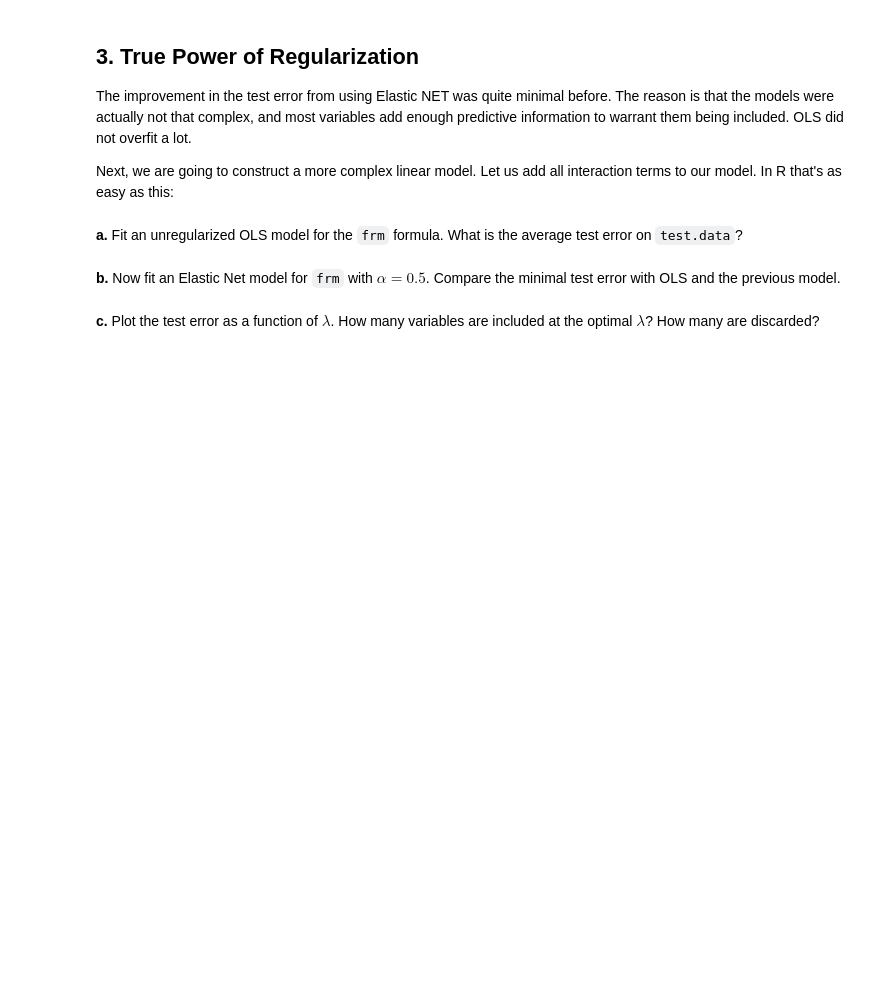
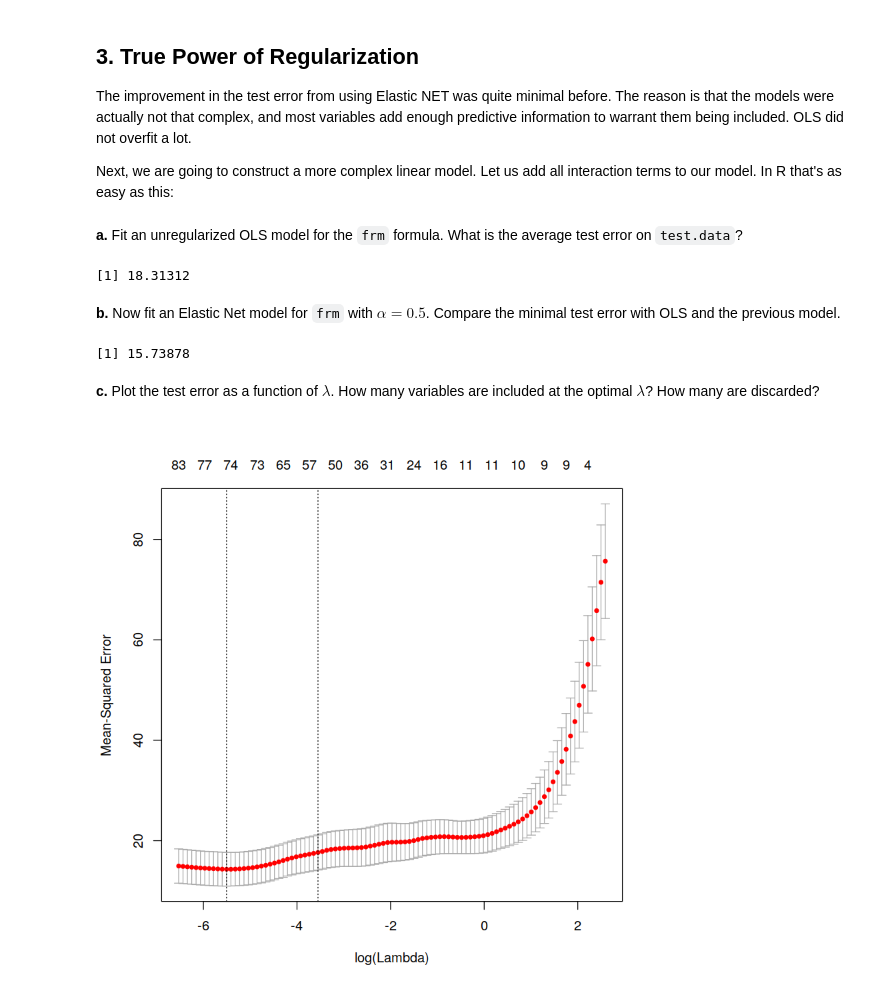
Before and after one commit to pp4rs/2018-uzh-course-material, a Jupyter notebook: 21-machine-learning/exercises/Exercise 2 with Solutions.ipynb, the cells around one changed output. Cells and saved outputs as stored; diff of their text form; code cells hidden in the pictures; blank space fills up the shorter version.

```diff
--- a/21-machine-learning/exercises/Exercise 2 with Solutions.ipynb
+++ b/21-machine-learning/exercises/Exercise 2 with Solutions.ipynb
@@ -28,7 +28,7 @@ Loading required package: ggplot2
 ### Solutions:
 # %%
 cv.glmnet <- list()
-times <- 20
+times <- 1
 alpha.grid <- c(0,0.25,0.5,0.75,1)
 cv.errors <- numeric(length(alpha.grid))
 optimal.lambda <- numeric(length(alpha.grid))
@@ -80,7 +80,25 @@ Next, we are going to construct a more complex linear model. Let us add all inte
 frm <- medv ~ (age + b + chas + crim + dis + indus + lstat + nox + ptratio + rad + rm + tax + zn)^2
 # %% [markdown]
 **a.** Fit an unregularized OLS model for the `frm` formula. What is the average test error on `test.data`?
+# %%
+ols.fit <- lm(frm,data=training.data)
+print(mean((test.data$medv-predict(ols.fit,newdata=test.data))^2))
+# %% [output]
+[1] 18.31312
 # %% [markdown]
 **b.** Now fit an Elastic Net model for `frm` with $\alpha=0.5$. Compare the minimal test error with OLS and the previous model.
+# %%
+alpha <- 0.5
+x <- model.matrix(frm,data=training.data)[,-1]
+newx <- model.matrix(frm,data=test.data)[,-1]
+
+cv.fit <- cv.glmnet(x,y,alpha=alpha)
+print(mean((predict(cv.fit,s=cv.fit$lambda.min,newx=newx)-test.data$medv)^2))
+# %% [output]
+[1] 15.73878
 # %% [markdown]
 **c.** Plot the test error as a function of $\lambda$. How many variables are included at the optimal $\lambda$? How many are discarded?
+# %%
+plot(cv.fit)
+# %% [output]
+[figure, added]
```
Also changed, not shown: parts of 2 cells of this notebook.
